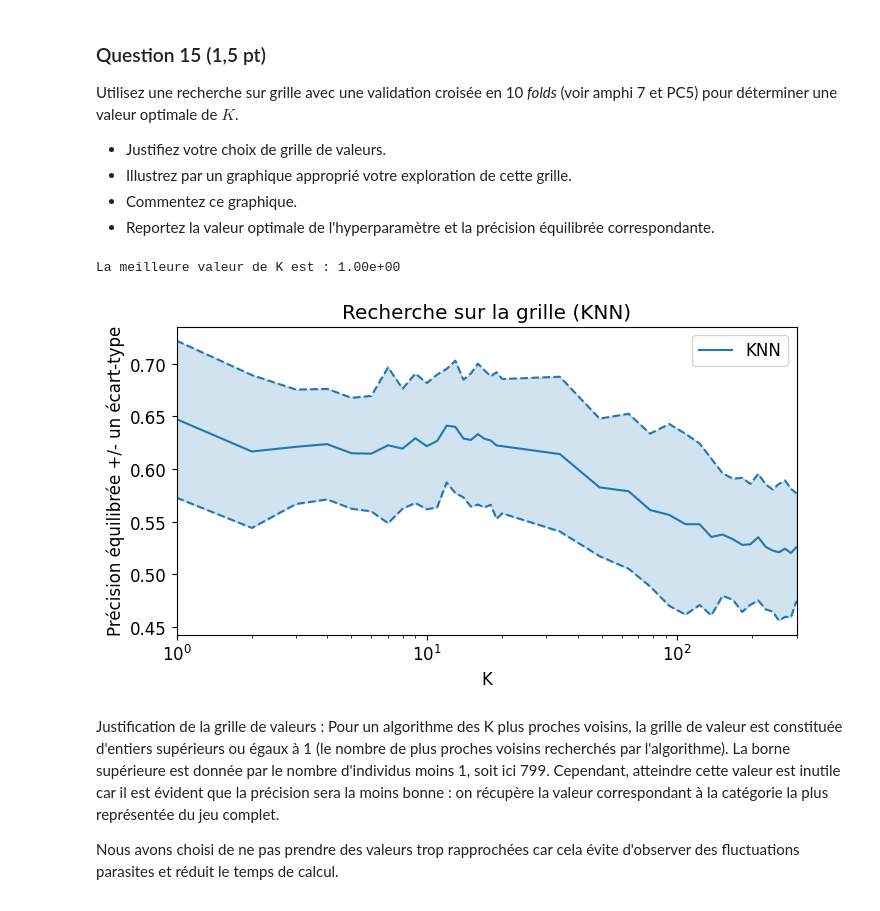
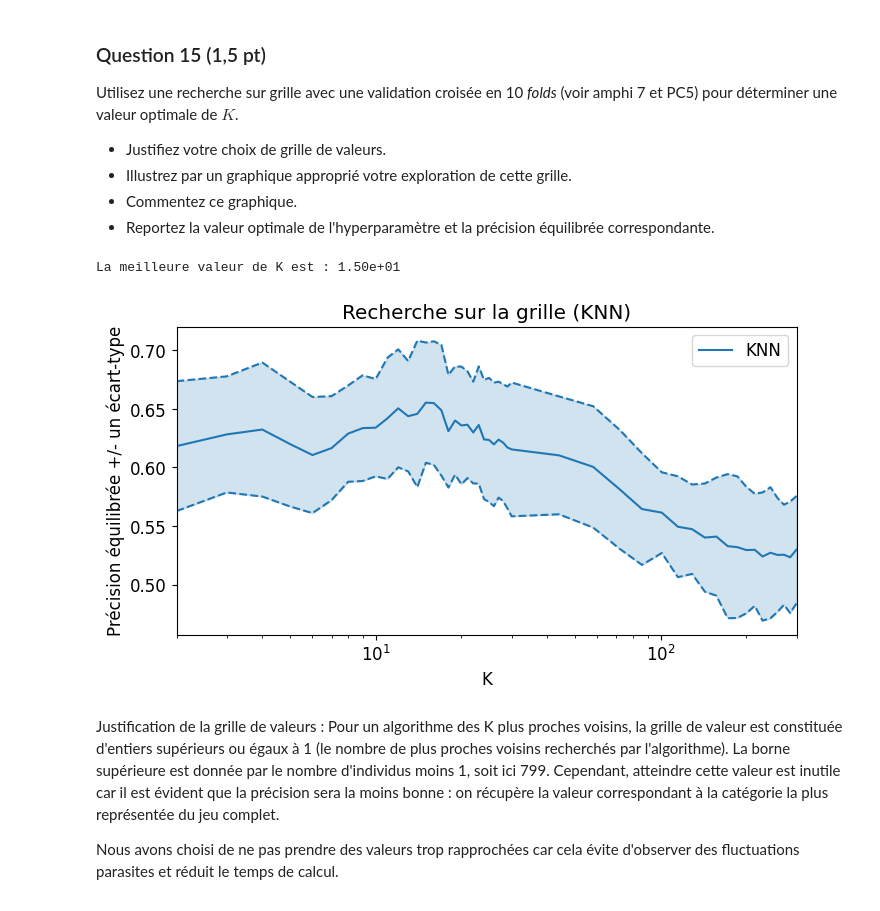
Before and after one commit to maximebailly/sdd_2025, a Jupyter notebook: projet/Projet.ipynb, the cells around one changed output. Drawn from its saved outputs; the diff is of its cells as text; code cells hidden in the pictures.

```diff
--- a/projet/Projet.ipynb
+++ b/projet/Projet.ipynb
@@ -304,11 +304,11 @@ from sklearn import model_selection
 from sklearn.metrics import balanced_accuracy_score
 
 # KFold à 10 folds
-kf = model_selection.KFold(n_splits=10, shuffle=True, random_state=43)
+kf = model_selection.KFold(n_splits=10, shuffle=True, random_state=2)
 
 
 # Définir la grille de valeurs pour K
-K_s = np.concatenate([np.linspace(2, 20, 30, dtype='int'), np.linspace(20,300,20, dtype='int')])
+K_s = np.concatenate([np.linspace(2, 30, 30, dtype='int'), np.linspace(30,300,20, dtype='int')])
 
 # Définir le modèle à évaluer (K plus proches voisins)
 k_nneighb = sklearn.neighbors.KNeighborsClassifier()
@@ -325,35 +325,35 @@ grid.cv_results_.keys()
 plt.figure(figsize=(8, 4))
 
 balanced_accuracy_score = grid.cv_results_['mean_test_score']
 std_error = grid.cv_results_['std_test_score']
 
 
 # afficher les RMSE avec une échelle logarithmique pour les abscisses :
 plt.semilogx(grid.cv_results_['param_n_neighbors'], balanced_accuracy_score,
              label="KNN", color='tab:blue')
 plt.semilogx(grid.cv_results_['param_n_neighbors'], balanced_accuracy_score + std_error,
              color='tab:blue', linestyle='dashed')
 plt.semilogx(grid.cv_results_['param_n_neighbors'], balanced_accuracy_score - std_error,
              color='tab:blue', linestyle='dashed')
 
 # colorer l'espace entre les courbes représentant les écarts-types
 plt.fill_between(K_s, (balanced_accuracy_score + std_error), (balanced_accuracy_score - std_error),
                  color='tab:blue',
                  alpha=0.2, # contrôle la transparence
                 )
 
 
 # Mise en forme
 plt.xlabel("K")
 plt.ylabel("Précision équilibrée +/- un écart-type")
 plt.xlim([K_s[0], K_s[-1]])
 plt.title("Recherche sur la grille (KNN)")
 plt.legend(loc='best')
 
 print(f"La meilleure valeur de K est : {grid.best_params_['n_neighbors']:.2e}")
 # %% [output]
-La meilleure valeur de K est : 1.00e+00
+La meilleure valeur de K est : 1.50e+01
-[figure, old version]
+[figure, new version]
 # %% [markdown]
 Justification de la grille de valeurs :
 Pour un algorithme des K plus proches voisins, la grille de valeur est constituée d'entiers supérieurs ou égaux à 1 (le nombre de plus proches voisins recherchés par l'algorithme). La borne supérieure est donnée par le nombre d'individus moins 1, soit ici 799. Cependant, atteindre cette valeur est inutile car il est évident que la précision sera la moins bonne : on récupère la valeur correspondant à la catégorie la plus représentée du jeu complet.
```
Also changed, not shown: parts of 6 cells of this notebook.
